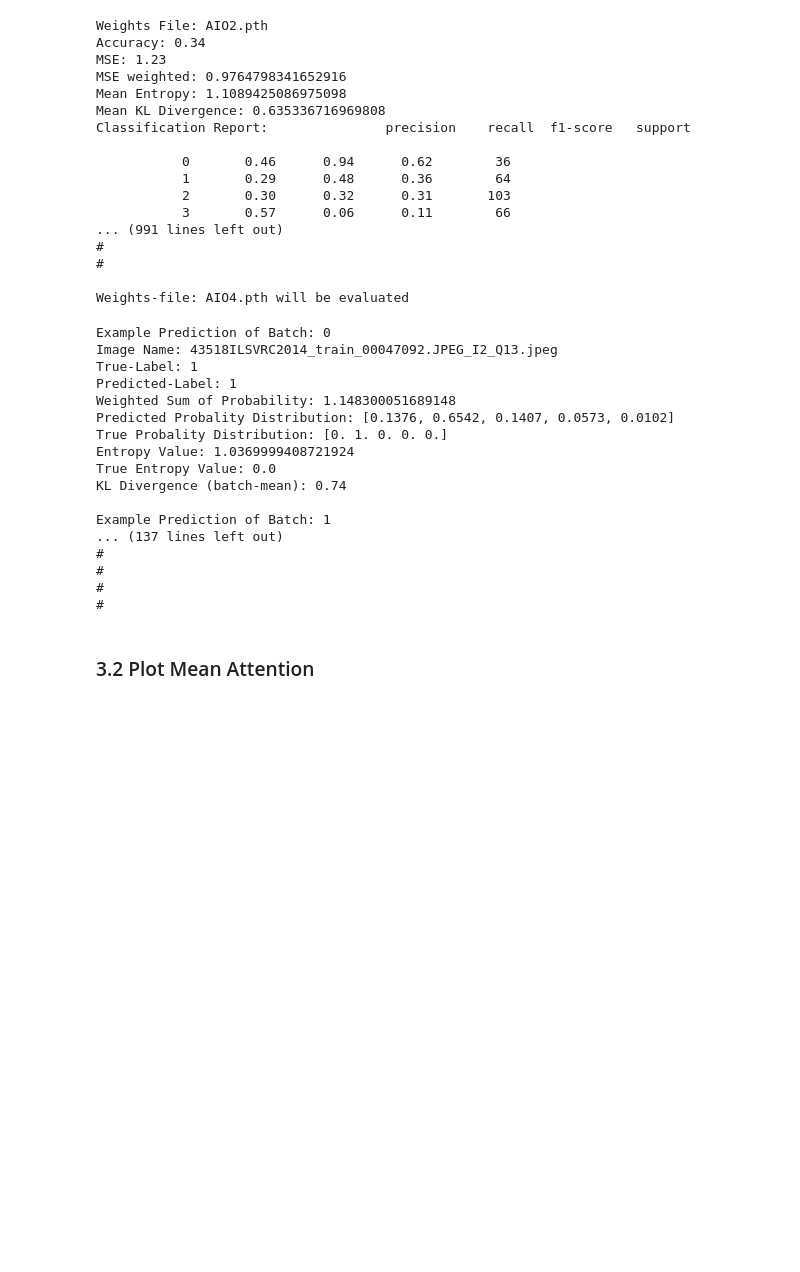
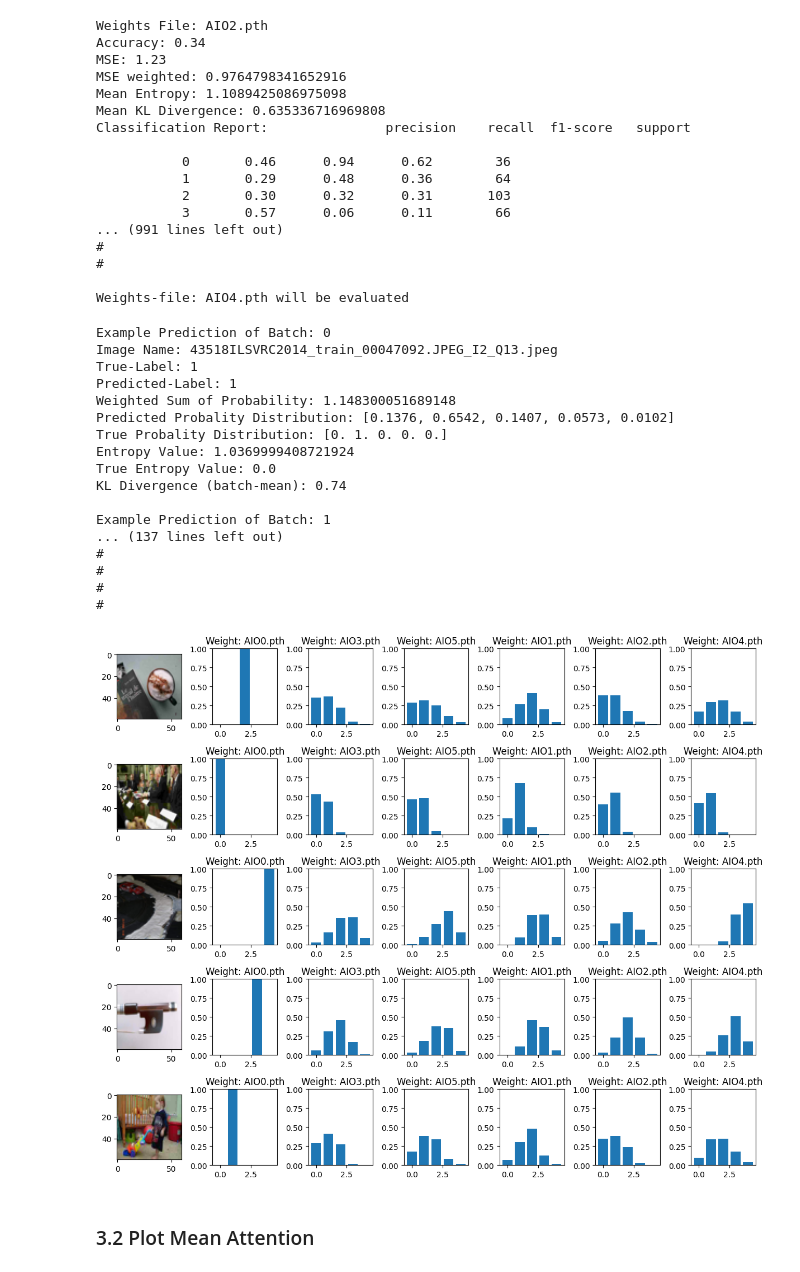
Before and after one commit to mgzzl/vision-transformer-for-image-quality-perception-of-individual-observers, a Jupyter notebook: ViT-IQA eval.ipynb, the cells around one changed output. Cells and saved outputs as stored; diff of their text form; code cells hidden in the pictures; blank space fills up the shorter version.

```diff
--- a/ViT-IQA eval.ipynb
+++ b/ViT-IQA eval.ipynb
@@ -704,6 +704,68 @@ Example Prediction of Batch: 1
 #
 #
 #
+# %%
+import os
+import torch
+import matplotlib.pyplot as plt
+import torchvision.transforms as transforms
+from matplotlib.offsetbox import OffsetImage, AnnotationBbox
+from PIL import Image
+import numpy as np
+
+weights_dir = "results/AIOs"
+# List of different weight files
+weight_files = find_pth_files(weights_dir)
+# Definiere den Ordner mit den Bildern
+images_dir = "assets/work_imgs"
+
+# Definiere eine Funktion zur Vorhersage und Visualisierung
+def predict_and_visualize(model, image_path):
+    image = Image.open(image_path)
+    transform = transforms.Compose([transforms.Resize((224, 224)),
+                                   transforms.ToTensor(),
+                                   transforms.Normalize(mean=[0.485, 0.456, 0.406], std=[0.229, 0.224, 0.225])])
+
+    image = transform(image)
+    image = image.unsqueeze(0)  # Füge eine Batch-Dimension hinzu
+
+    with torch.no_grad():
+        model.eval()
+        output, _= model(image)
+
+    probabilities = torch.softmax(output, dim=1).numpy()[0]
+    return probabilities
+weight_files = [0] + weight_files
+# Initialisiere Matplotlib-Figuren
+num_weights = len(weight_files)
+num_images = len(os.listdir(images_dir))
+fig, axes = plt.subplots(num_images, num_weights, figsize=(12, 10))
+
+for i, weight_file in enumerate(weight_files):
+    for j, image_filename in enumerate(os.listdir(images_dir)):
+        image_path = os.path.join(images_dir, image_filename)
+
+        if i == 0:  # Only the first column should have images
+            # Load the image and display it on the y-axis
+            img = Image.open(image_path)
+            img = img.resize((60, 60))  # Adjust the size of the image if needed
+            ax = axes[j,i]
+            ax.imshow(img)
+        else:
+            model.load_state_dict(torch.load(weight_file))
+            probabilities = predict_and_visualize(model, image_path)
+            # Plotten der Wahrscheinlichkeitsverteilung
+            ax = axes[j, i]
+            ax.bar(range(len(probabilities)), probabilities)
+            ax.set_title(f'Weight: {os.path.basename(weight_file)}')
+            # Set Y-scale from 1 to 0
+            ax.set_ylim(0, 1)
+
+# Anzeigen der Plot-Grafiken
+plt.tight_layout()
+plt.show()
+# %% [output]
+[figure, added]
 # %% [markdown]
 ### 3.2 Plot Mean Attention
 # %%
```
